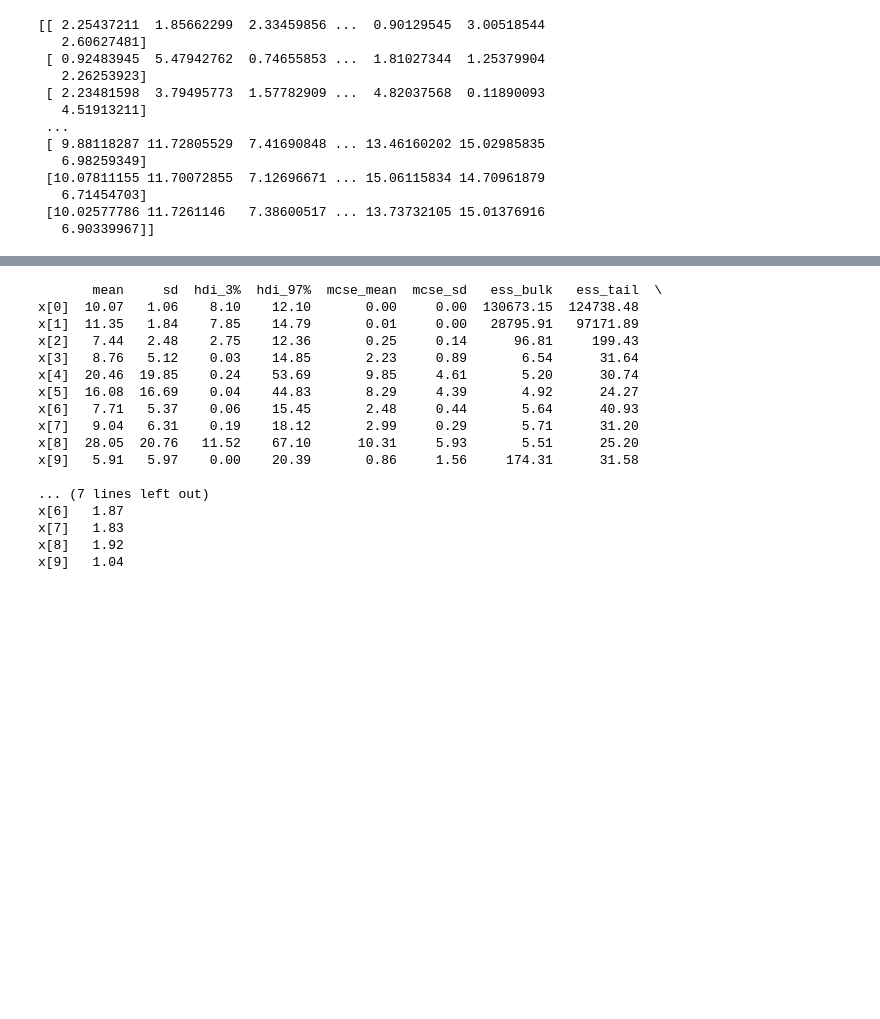
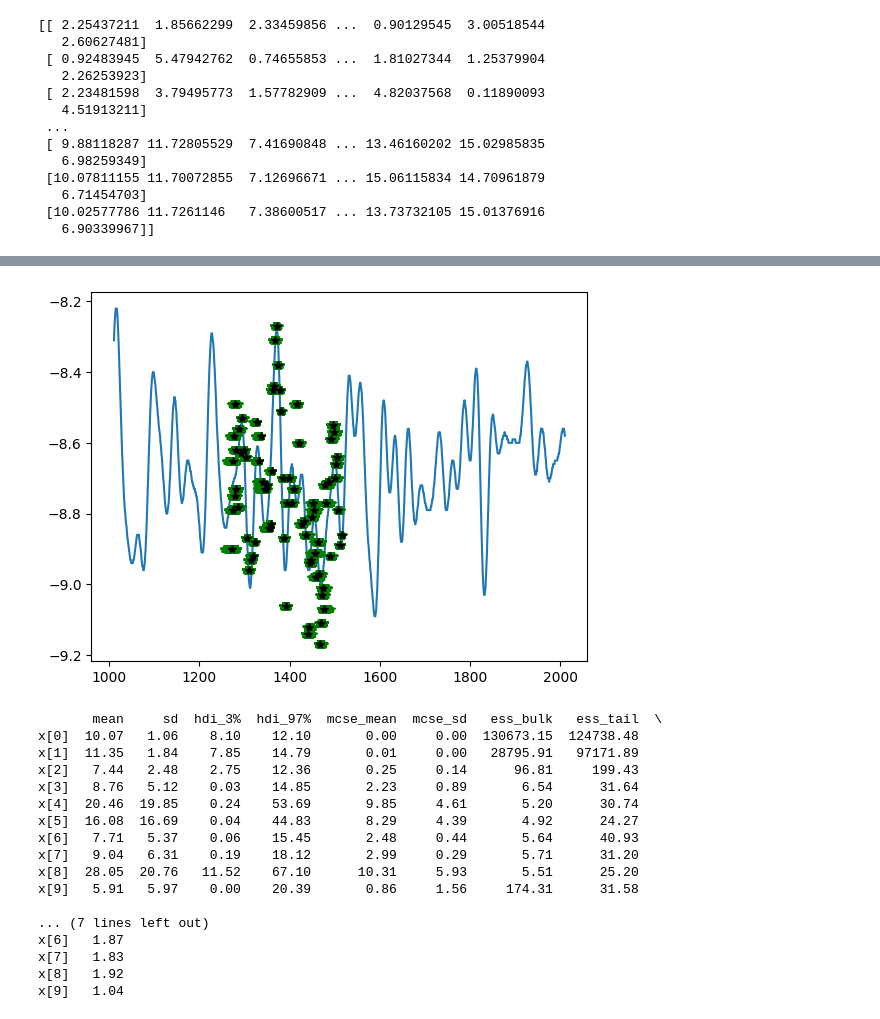
Before and after one commit to hannakjellson/Sampling-for-age-depth-modelling, a Jupyter notebook: python/src/age_depth_models/NS/plot.ipynb, the cells around one changed output, grey strips where cells are left out. Saved outputs shown, nothing was run; the diff lists cells and outputs as text; code cells hidden in the pictures; blank space fills up the shorter version.

```diff
--- a/python/src/age_depth_models/NS/plot.ipynb
+++ b/python/src/age_depth_models/NS/plot.ipynb
@@ -49,3 +38,14 @@ print(samples)
+# %%
+key = jax.random.PRNGKey(0)
+key, subkey = jax.random.split(key)
+posterior_samples = resample(
+    subkey,
+    results.samples,
+    results.log_dp_mean,
+    S=10000
+)
+
+posterior_samples= np.array(posterior_samples['lamda'])
 # %%
 def expected_ages(N, delta_c, cs, theta, num_depths, depths, sed_rates, indices):
     cumulative_sum_vec = [0.0] * (N + 1)
@@ -97,3 +97,19 @@ plt.show()
+# %%
+indices = []
+for i in range(len(data["d18O_depths"])):
+    index = get_index(config["N"], config["cs"], data["d18O_depths"], i)
+    indices.append(index)
+
+plt.figure()
+plt.plot(data["d18O_reference_times"], data["d18O_reference"])
+for i in range(len(posterior_samples)):
+    d18O_ages = expected_ages(config["N"], config["delta_c"], config["cs"], data["theta"], len(data["d18O_depths"]), data["d18O_depths"], posterior_samples[i, :], indices)
+    plt.plot(d18O_ages, data["d18O"], '*', color = 'green')
+
+plt.plot(data["true_ages_D18O"], data["d18O"], '*', color = "k")
+plt.show()
+# %% [output]
+[figure, added]
 # %%
 # Print R_hat and N_eff using arviz
 idata = az.convert_to_inference_data(samples)
```
Also changed, not shown: parts of 8 cells of this notebook, 1 other file.
